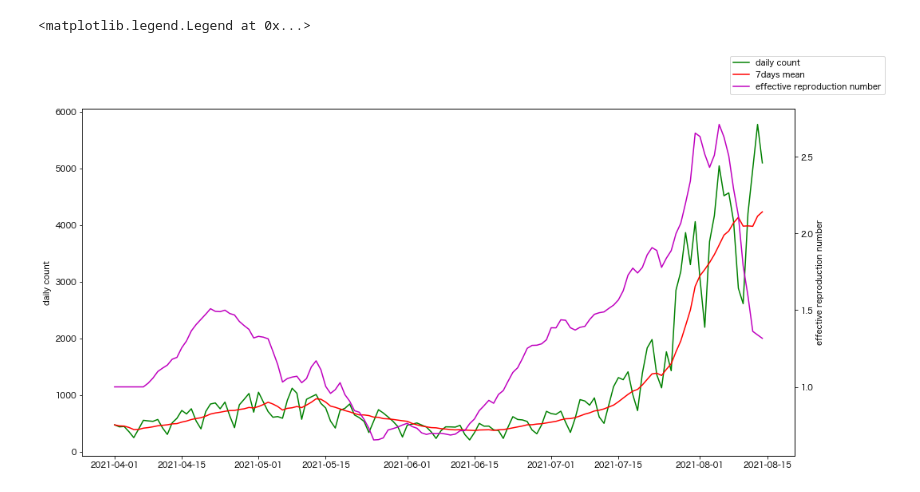
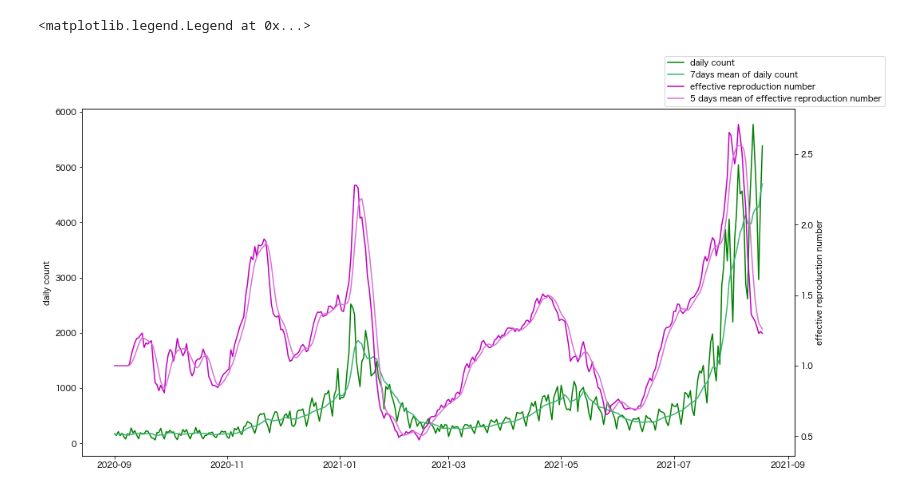
Before and after one commit to sonkm3/nkm3.github.io, a Jupyter notebook: content/ipynb/tokyo_covid19_effective_reproduction_number.ipynb, the cells around one changed output. Saved outputs shown, nothing was run; the diff lists cells and outputs as text; code cells hidden in the pictures.

```diff
--- a/content/ipynb/tokyo_covid19_effective_reproduction_number.ipynb
+++ b/content/ipynb/tokyo_covid19_effective_reproduction_number.ipynb
@@ -5,7 +5,7 @@ import matplotlib.pyplot as plt
 # download csv from https://stopcovid19.metro.tokyo.lg.jp/data/130001_tokyo_covid19_patients.csv
 data = pd.read_csv('data/130001_tokyo_covid19_patients.csv', parse_dates=['公表_年月日', '発症_年月日', '確定_年月日'], low_memory=False)
 # %%
-data = data[(data['公表_年月日'] >= '2021-04-01') & (data['公表_年月日'] < '2021-09-01')]
+data = data[(data['公表_年月日'] >= '2020-09-01') & (data['公表_年月日'] < '2021-09-01')]
 
 daily = data.groupby("公表_年月日").size().to_frame('count')
 # %%
@@ -17,21 +17,23 @@ def calc_ern(*args, **kwargs):
     return sum(args[0][-7:]) / sum(args[0][:7])
 
 daily['ern'] = daily['count'].rolling(window='19D').apply(calc_ern)
+daily['ernmean'] = daily['ern'].rolling(window='5D').mean()
 # %%
 fig = plt.figure(figsize=(16, 8))
 
 ax1 = fig.subplots()
 ax2 = ax1.twinx()
 
 ax1.plot(daily['count'], color='g', label='daily count')
-ax1.plot(daily['7dmean'], color='r', label='7days mean')
+ax1.plot(daily['7dmean'], color='mediumseagreen', label='7days mean of daily count')
 
 ax1.set_ylabel('daily count')
 
 ax2.plot(daily['ern'], color='m', label='effective reproduction number')
+ax2.plot(daily['ernmean'], color='orchid', label='5 days mean of effective reproduction number')
 ax2.set_ylabel('effective reproduction number')
 
 fig.legend()
 # %% [output]
 <matplotlib.legend.Legend at 0x...>
-[figure, old version]
+[figure, new version]
```
Also changed, not shown: 2 other files.
